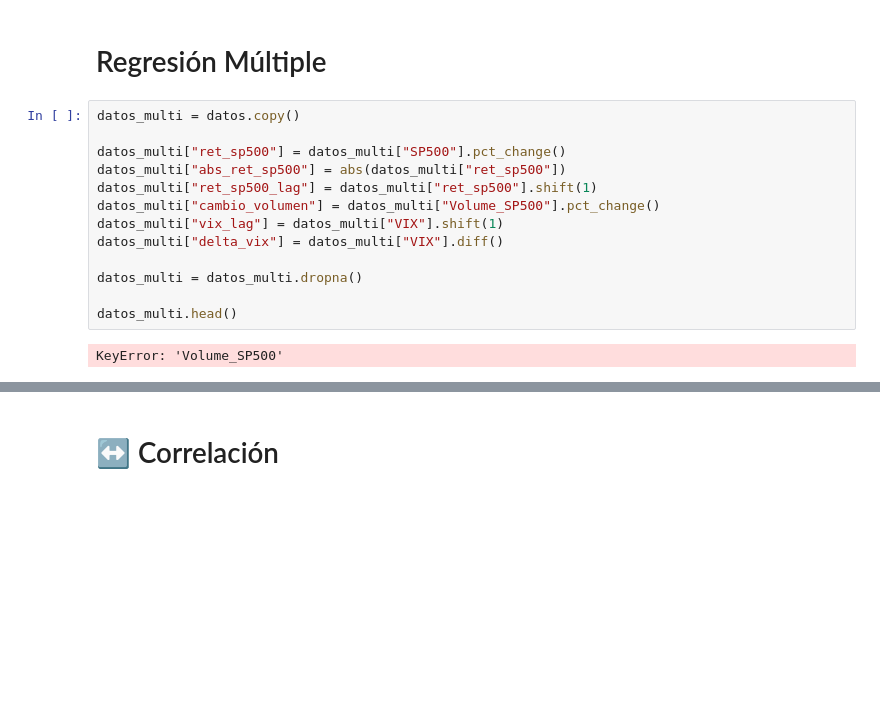
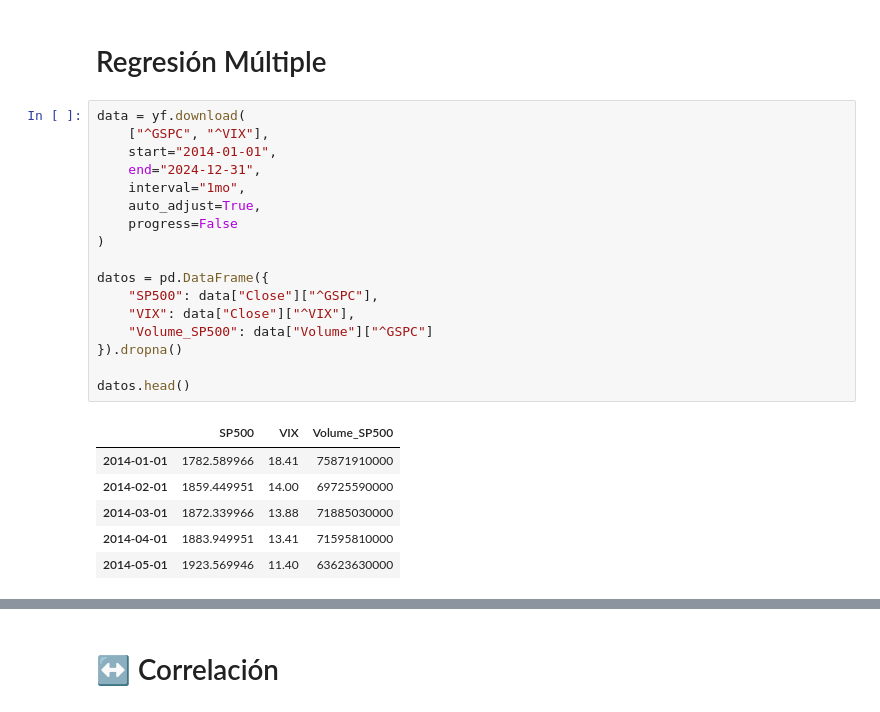
Before and after one commit to Antoniacifuentes/ds_finance_cifuentes, a Jupyter notebook: notebooks/hw3.ipynb, the cells around one changed output, grey strips where cells are left out. Drawn from its saved outputs; the diff is of its cells as text; blank space fills up the shorter version.

```diff
--- a/notebooks/hw3.ipynb
+++ b/notebooks/hw3.ipynb
@@ -130,17 +130,26 @@ El modelo presenta un R² de 0,612, lo que significa que aproximadamente el 61,2
 # %% [markdown]
 # Regresión Múltiple
 # %%
-datos_multi = datos.copy()
+data = yf.download(
+    ["^GSPC", "^VIX"],
+    start="2014-01-01",
+    end="2024-12-31",
+    interval="1mo",
+    auto_adjust=True,
+    progress=False
+)
 
-datos_multi["ret_sp500"] = datos_multi["SP500"].pct_change()
-datos_multi["abs_ret_sp500"] = abs(datos_multi["ret_sp500"])
-datos_multi["ret_sp500_lag"] = datos_multi["ret_sp500"].shift(1)
-datos_multi["cambio_volumen"] = datos_multi["Volume_SP500"].pct_change()
-datos_multi["vix_lag"] = datos_multi["VIX"].shift(1)
-datos_multi["delta_vix"] = datos_multi["VIX"].diff()
+datos = pd.DataFrame({
+    "SP500": data["Close"]["^GSPC"],
+    "VIX": data["Close"]["^VIX"],
+    "Volume_SP500": data["Volume"]["^GSPC"]
+}).dropna()
 
-datos_multi = datos_multi.dropna()
-
-datos_multi.head()
+datos.head()
 # %% [output]
-KeyError: 'Volume_SP500'
+|  | SP500 | VIX | Volume_SP500 |
+| 2014-01-01 | 1782.589966 | 18.41 | 75871910000 |
+| 2014-02-01 | 1859.449951 | 14.00 | 69725590000 |
+| 2014-03-01 | 1872.339966 | 13.88 | 71885030000 |
+| 2014-04-01 | 1883.949951 | 13.41 | 71595810000 |
+| 2014-05-01 | 1923.569946 | 11.40 | 63623630000 |
```
Also changed, not shown: parts of 3 cells of this notebook.
